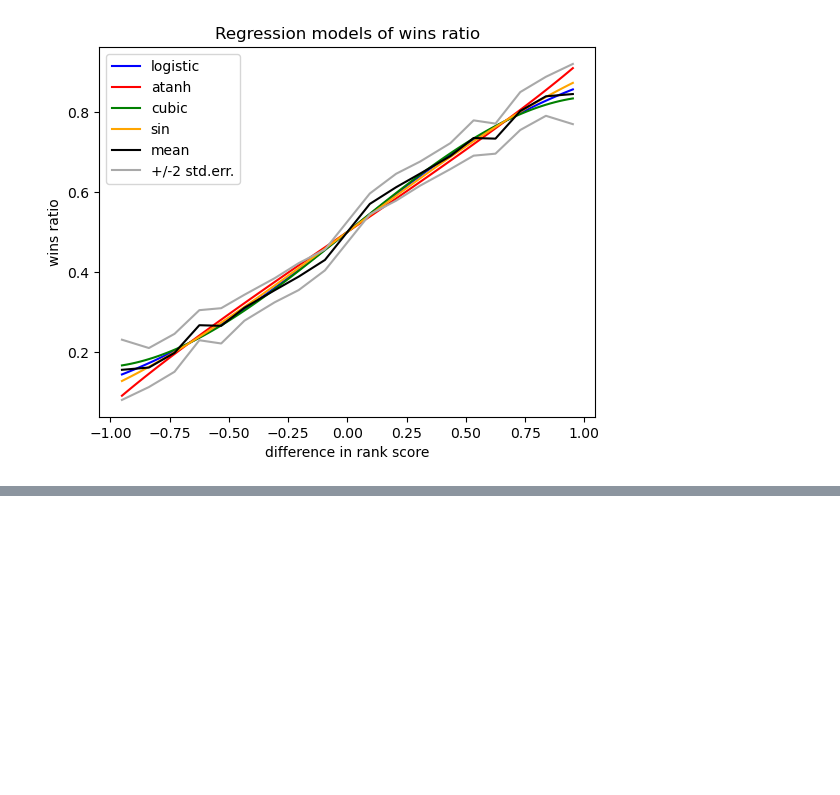
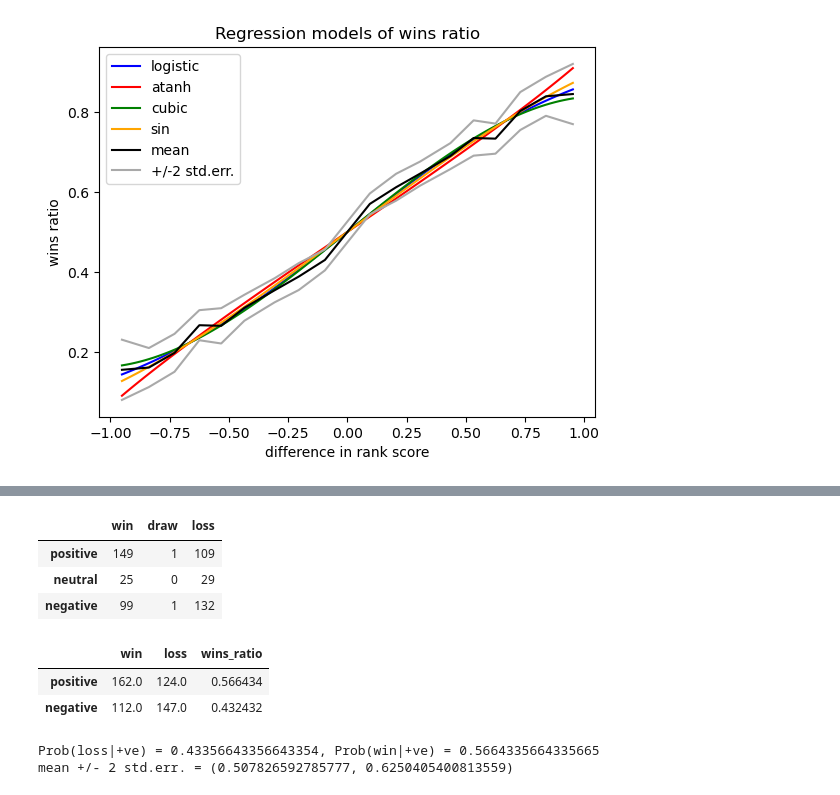
Before and after one commit to gaj67/gaj-data-science, a Jupyter notebook: AFL/notebooks/5_match_effects.ipynb, the cells around one changed output, grey strips where cells are left out. Cells and saved outputs as stored; diff of their text form; code cells hidden in the pictures; blank space fills up the shorter version.

```diff
--- a/AFL/notebooks/5_match_effects.ipynb
+++ b/AFL/notebooks/5_match_effects.ipynb
@@ -1278,0 +1344,18 @@ Also note that none of the models correctly fit the slope at $x_A=0$.
+# %%
+df = pd.DataFrame(data=0, index=['positive', 'neutral', 'negative'], columns=[WIN, DRAW, LOSS])
+df.loc['positive', 'win'] = sum((X > 0.5) & (Y > 0.5))
+df.loc['positive', 'draw'] = sum((X > 0.5) & (Y == 0.5))
+df.loc['positive', 'loss'] = sum((X > 0.5) & (Y < 0.5))
+df.loc['neutral', 'win'] = sum((X == 0.5) & (Y > 0.5))
+df.loc['neutral', 'draw'] = sum((X == 0.5) & (Y == 0.5))
+df.loc['neutral', 'loss'] = sum((X == 0.5) & (Y < 0.5))
+df.loc['negative', 'win'] = sum((X < 0.5) & (Y > 0.5))
+df.loc['negative', 'draw'] = sum((X < 0.5) & (Y == 0.5))
+df.loc['negative', 'loss'] = sum((X < 0.5) & (Y < 0.5))
+# %%
+df
+# %% [output]
+|  | win | draw | loss |
+| positive | 149 | 1 | 109 |
+| neutral | 25 | 0 | 29 |
+| negative | 99 | 1 | 132 |
@@ -1278,0 +1370,16 @@ Also note that none of the models correctly fit the slope at $x_A=0$.
+# %%
+df
+# %% [output]
+|  | win | loss | wins_ratio |
+| positive | 162.0 | 124.0 | 0.566434 |
+| negative | 112.0 | 147.0 | 0.432432 |
+# %%
+p = df.loc['positive', RATIO]
+q = 1 - p
+n = df.loc['positive', WIN] + df.loc['positive', LOSS]
+se = np.sqrt(p * q / n)
+print(f"Prob(loss|+ve) = {q}, Prob(win|+ve) = {p}")
+print(f"mean +/- 2 std.err. = ({p - 2 * se}, {p + 2 * se})")
+# %% [output]
+Prob(loss|+ve) = 0.43356643356643354, Prob(win|+ve) = 0.5664335664335665
+mean +/- 2 std.err. = (0.507826592785777, 0.6250405400813559)
```
Also changed, not shown: parts of 24 cells of this notebook, 4 other files.
